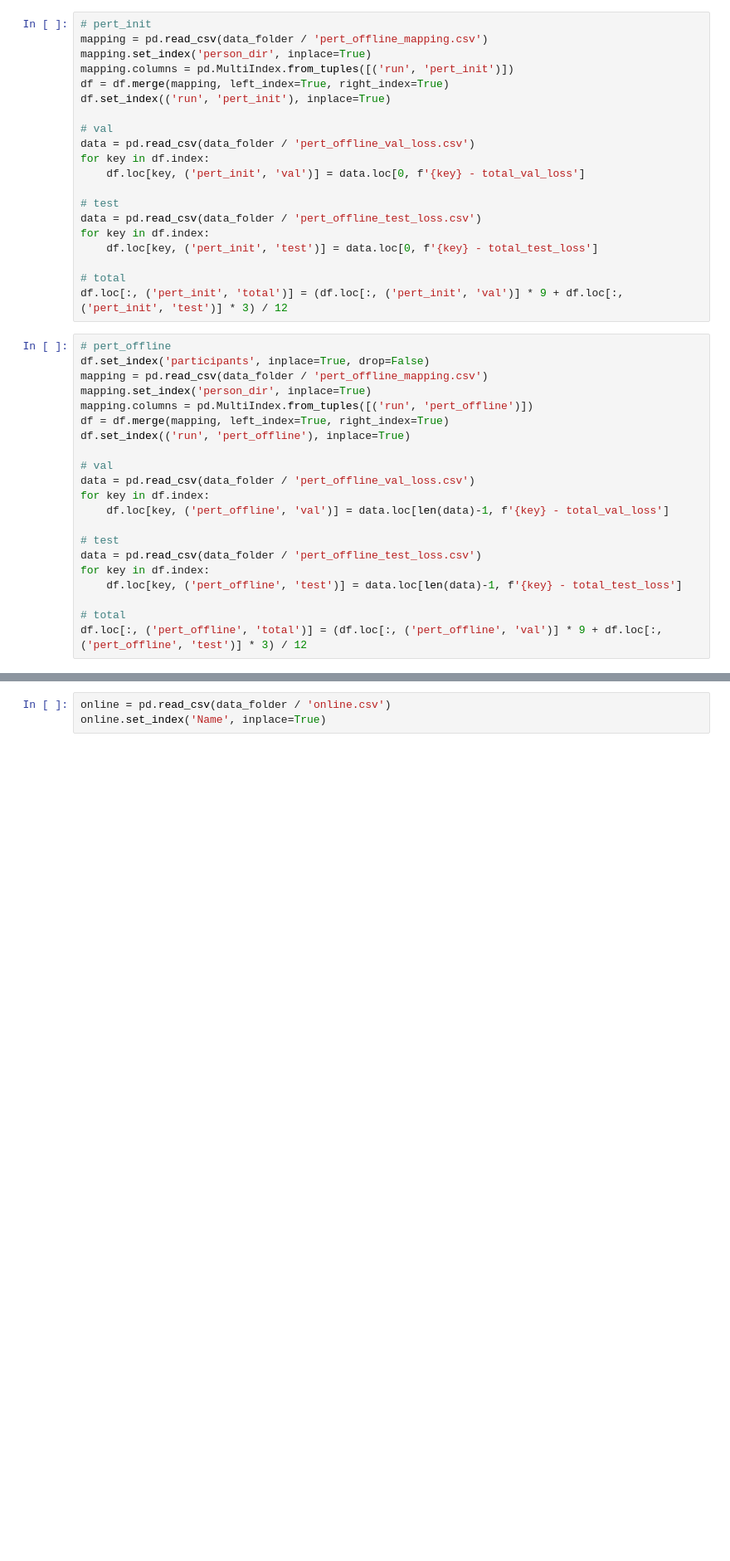
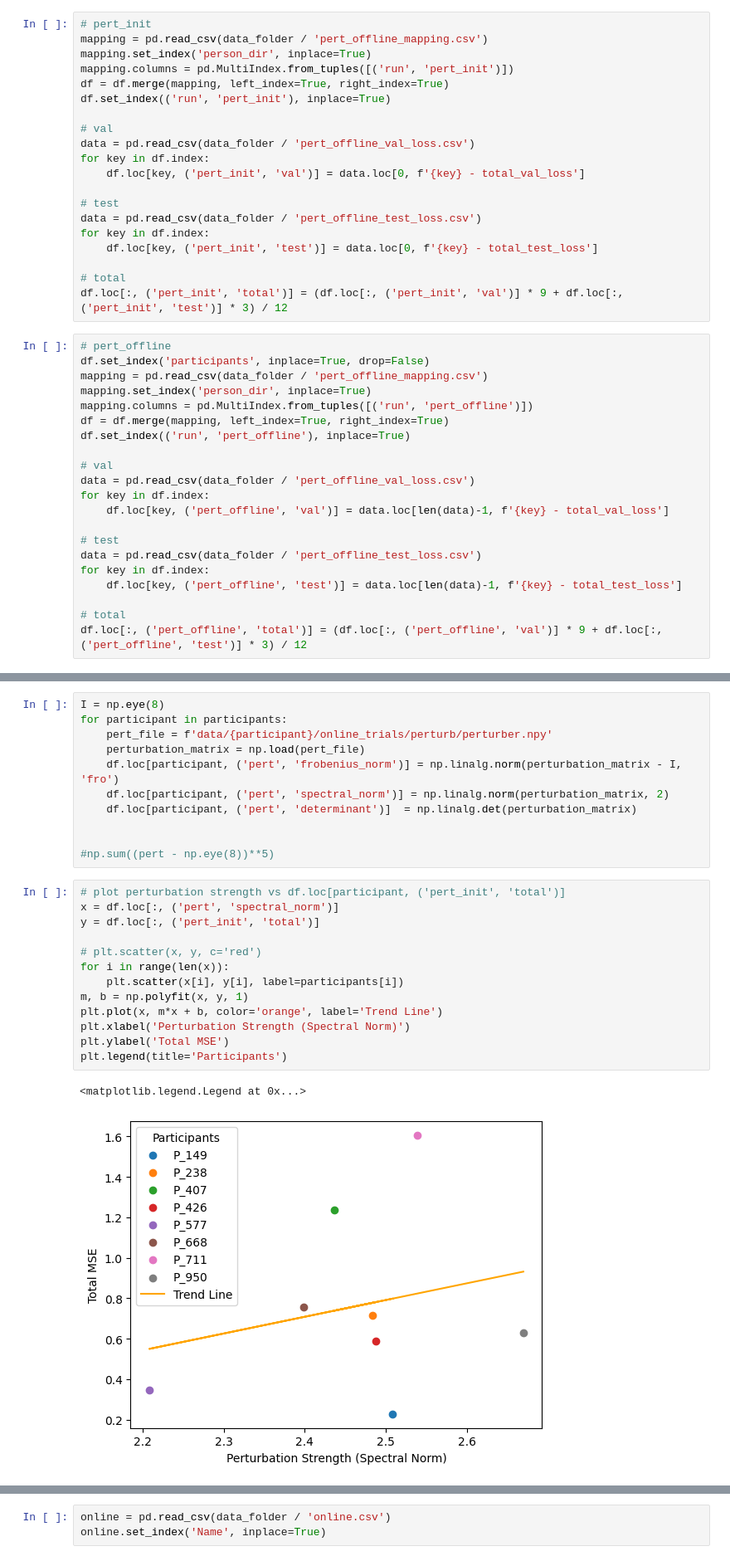
Before and after one commit to joris-gentinetta/biomech_PCP, a Jupyter notebook: paper_plots.ipynb, the cells around one changed output, grey strips where cells are left out. Shown at 83% size. Cells and saved outputs as stored; diff of their text form; blank space fills up the shorter version.

```diff
--- a/paper_plots.ipynb
+++ b/paper_plots.ipynb
@@ -220,0 +240,27 @@ plt.show()
+# %%
+I = np.eye(8)
+for participant in participants:
+    pert_file = f'data/{participant}/online_trials/perturb/perturber.npy'
+    perturbation_matrix = np.load(pert_file)
+    df.loc[participant, ('pert', 'frobenius_norm')] = np.linalg.norm(perturbation_matrix - I, 'fro')
+    df.loc[participant, ('pert', 'spectral_norm')] = np.linalg.norm(perturbation_matrix, 2)
+    df.loc[participant, ('pert', 'determinant')]  = np.linalg.det(perturbation_matrix)
+
+
+#np.sum((pert - np.eye(8))**5)
+# %%
+# plot perturbation strength vs df.loc[participant, ('pert_init', 'total')]
+x = df.loc[:, ('pert', 'spectral_norm')]
+y = df.loc[:, ('pert_init', 'total')]
+
+# plt.scatter(x, y, c='red')
+for i in range(len(x)):
+    plt.scatter(x[i], y[i], label=participants[i])
+m, b = np.polyfit(x, y, 1)
+plt.plot(x, m*x + b, color='orange', label='Trend Line')
+plt.xlabel('Perturbation Strength (Spectral Norm)')
+plt.ylabel('Total MSE')
+plt.legend(title='Participants')
+# %% [output]
+<matplotlib.legend.Legend at 0x...>
+[figure, added]
```
Also changed, not shown: parts of 27 cells of this notebook, 6 other files.
